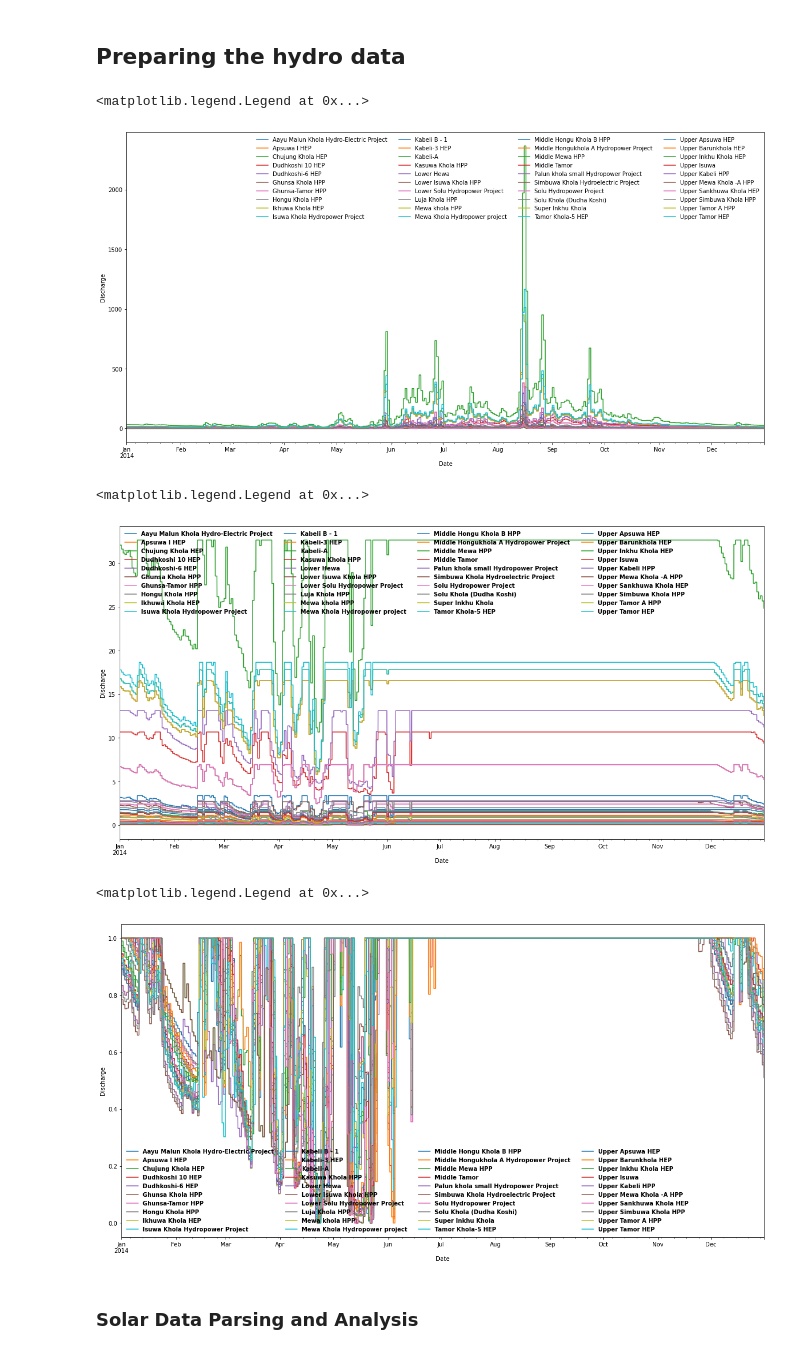
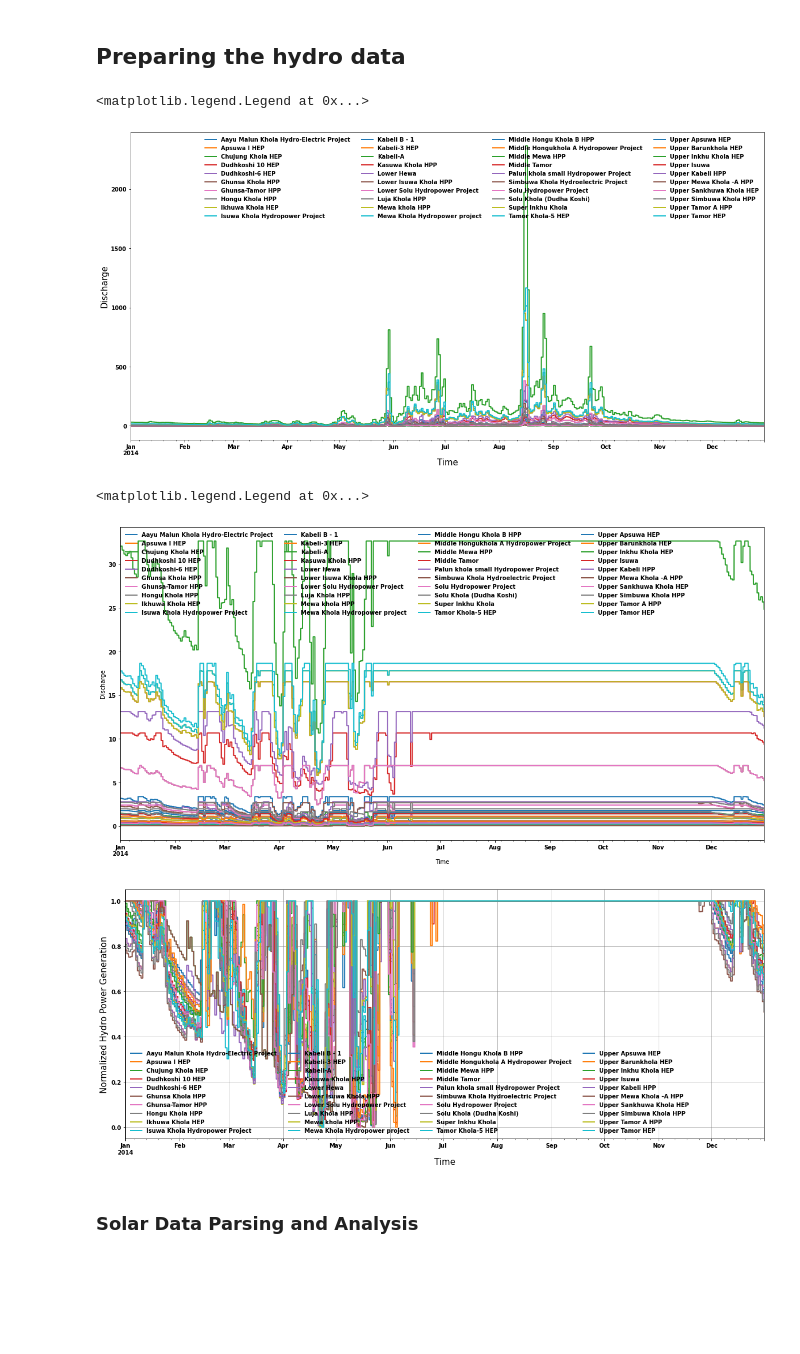
Before and after one commit to deependran7/grid_optimization, a Jupyter notebook: Data_Preparation.ipynb, the cells around one changed output. Cells and saved outputs as stored; diff of their text form; code cells hidden in the pictures; blank space fills up the shorter version.

```diff
--- a/Data_Preparation.ipynb
+++ b/Data_Preparation.ipynb
@@ -8,7 +8,17 @@ import geopandas as gpd
 from shapely.ops import nearest_points
 import shapely
 
-leg_pro = {'weight':'bold'}
+plt.rcParams.update({
+        "font.weight": "bold",  # bold fonts
+        "font.size":10,
+        "lines.linewidth": 2,   # thick lines
+        "grid.color": "0.5",    # gray gridlines
+        "grid.linewidth": 0.5,  # thin gridlines
+        "savefig.dpi": 300,     # higher resolution output.
+        "axes.labelsize" : 15
+    })
+
+fig_size = (20,8)
 # %%
 data = pd.read_csv('Data_Folder/Final-discharge-data.csv')
 data = data.set_index('Date')
@@ -21,13 +31,13 @@ fig,ax = plt.subplots(1,1)
 fig.set_size_inches(fig_size)
 
 data.plot(ax=ax)
-ax.set_xlabel("Date")
+ax.set_xlabel("Time")
 ax.set_ylabel("Discharge")
 ax.legend(frameon=False, ncol=4)
 #plt.savefig(result_folder+'load_t.png')
 # %% [output]
 <matplotlib.legend.Legend at 0x...>
-[figure, old version]
+[figure, new version]
 # %%
 def find_Q_des(dat,q_des_percent):
     h_sort = dat.sort_values(by = ['Values'],ascending=False)
@@ -63,13 +73,13 @@ fig,ax = plt.subplots(1,1)
 fig.set_size_inches(fig_size)
 
 data_design.plot(ax=ax)
-ax.set_xlabel("Date")
+ax.set_xlabel("Time")
 ax.set_ylabel("Discharge")
-ax.legend(frameon=False, ncol=4,prop = leg_pro)
+ax.legend(frameon=False, ncol=4)
 #plt.savefig(result_folder+'load_t.png')
 # %% [output]
 <matplotlib.legend.Legend at 0x...>
-[figure, old version]
+[figure, new version]
 # %%
 def normalize(df):
     result = df.copy()
@@ -80,18 +90,18 @@ def normalize(df):
     return result
 norm_discharge = normalize(data_design)
 # %%
-fig_size=(20,10)
+fig_size = (20,8)
 fig,ax = plt.subplots(1,1)
 fig.set_size_inches(fig_size)
 
 norm_discharge.plot(ax=ax)
-ax.set_xlabel("Date")
-ax.set_ylabel("Discharge")
-ax.legend(frameon=False, ncol=4, prop=leg_pro)
-#plt.savefig(result_folder+'load_t.png')
+ax.set_xlabel("Time")
+ax.set_ylabel("Normalized Hydro Power Generation")
+ax.legend(frameon=False, ncol=4)
+ax.grid()
+plt.savefig("Images/normalize_hydro_generation.jpg",dpi = 300,bbox_inches = 'tight')
 # %% [output]
-<matplotlib.legend.Legend at 0x...>
-[figure, old version]
+[figure, new version]
 # %% [markdown]
 <h3>Solar Data Parsing and Analysis</h3>
 # %%
```
Also changed, not shown: parts of 2 cells of this notebook, 4 other files.
